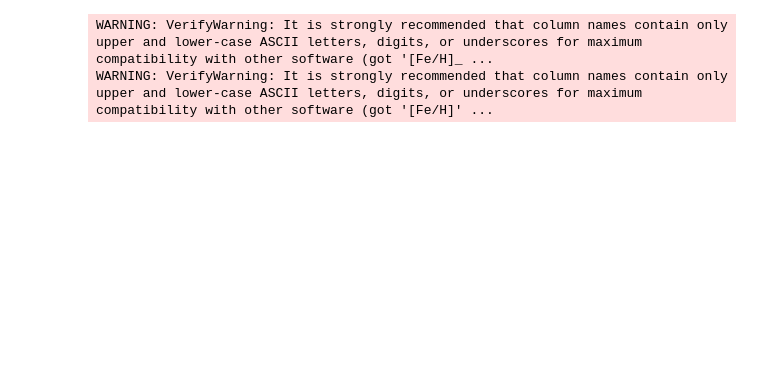
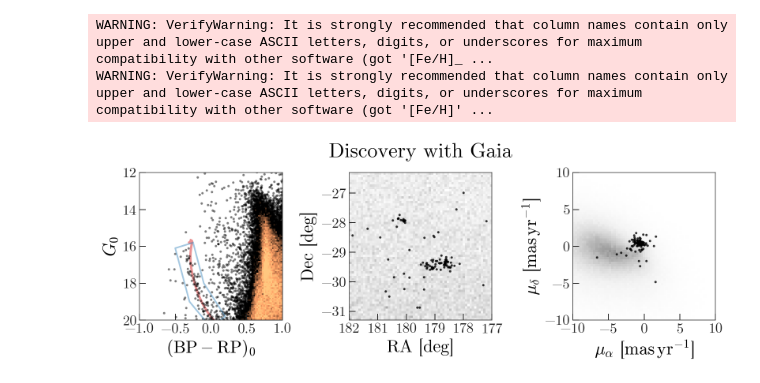
Before and after one commit to adrn/dr2-lmc-cluster, a Jupyter notebook: notebooks/Figure-Gaia-CMD.ipynb, the cells around one changed output. Cells and saved outputs as stored; diff of their text form; code cells hidden in the pictures; blank space fills up the shorter version.

```diff
--- a/notebooks/Figure-Gaia-CMD.ipynb
+++ b/notebooks/Figure-Gaia-CMD.ipynb
@@ -76,0 +95,90 @@ WARNING: VerifyWarning: It is strongly recommended that column names contain onl
+# %%
+fig, axes = plt.subplots(1, 3, figsize=(11, 3.9),
+                         constrained_layout=True)
+
+make_panel(axes[0],
+           col=g.BP0-g.RP0,
+           mag=g.G0,
+           col_lim=(-1, 1),
+           mag_lim=(12, 20.5),
+           col_label=r'$({\rm BP}-{\rm RP})_0$',
+           mag_label=r'$G_0$')
+
+
+nodes = np.array([[-0.25, 15.8],
+                  [-0.1, 18.],
+                  [0.2, 19.8],
+                  [0.0, 20.4],
+                  [-0.3, 19.],
+                  [-0.5, 16.1],
+                  [-0.25, 15.8]])
+axes[0].plot(nodes[:, 0], nodes[:, 1],
+             marker='', color='tab:blue', lw=2, alpha=0.4)
+axes[0].set_ylim(20, 12)
+
+style = dict(marker='', linewidth=3, ls='-',
+             alpha=0.5, color='tab:red', zorder=-100)
+
+for iso, feh, ls in zip(mist_isos, fehs, lses):
+    axes[0].plot(iso['G_BP'] - iso['G_RP'],
+                 iso['G'] + coord.Distance(29*u.kpc).distmod.value,
+                 label=r'MIST $[{\rm Fe}/{\rm H}] =' + ' {:.1f}$'.format(feh),
+                 **style)
+
+# ------
+# Sky plot
+
+ax = axes[1]
+
+polygon = mpl.path.Path(nodes)
+mask = polygon.contains_points(np.vstack((g.BP0-g.RP0, g.G0)).T)
+
+ax.set_xlim(cluster_c.ra.degree + 2.5,
+            cluster_c.ra.degree - 2.5)
+ax.set_ylim(cluster_c.dec.degree - 2.5,
+            cluster_c.dec.degree + 2.5)
+
+H, xe, ye = np.histogram2d(all_g.ra, all_g.dec,
+                           bins=(np.linspace(*ax.get_xlim()[::-1], num=64),
+                                 np.linspace(*ax.get_ylim(), num=64)))
+ax.pcolormesh(xe, ye, H.T,
+              cmap='Greys', vmax=2 * H.max())
+ax.plot(g.ra[mask],
+        g.dec[mask],
+        marker='.', ls='none', ms=6,
+        alpha=0.8, color='k')
+
+ax.set_xlabel('RA [deg]')
+ax.set_ylabel('Dec [deg]')
+
+# ------
+# PM plot
+
+ax = axes[2]
+
+ax.set_xlim(-10, 10)
+ax.set_ylim(-10, 10)
+
+H, xe, ye = np.histogram2d(all_g.pmra, all_g.pmdec,
+                           bins=(np.linspace(*ax.get_xlim(), num=64),
+                                 np.linspace(*ax.get_ylim(), num=64)))
+ax.pcolormesh(xe, ye, H.T,
+              cmap='Greys', vmax=2 * H.max())
+ax.plot(g.pmra[mask],
+        g.pmdec[mask],
+        marker='.', ls='none', ms=6,
+        alpha=0.8, color='k')
+
+ax.set_xlabel(r'$\mu_\alpha$ [{:latex_inline}]'.format(u.mas/u.yr))
+ax.set_ylabel(r'$\mu_\delta$ [{:latex_inline}]'.format(u.mas/u.yr))
+
+axes[1].set_title('Discovery with Gaia', pad=20)
+
+
+axes[0].xaxis.set_ticks(np.arange(-1, 1+1e-3, 0.5))
+axes[1].xaxis.set_ticks(np.arange(177, 182+1e-3, 1))
+axes[2].xaxis.set_ticks(np.arange(-10, 10+1e-3, 5))
+
+fig.savefig(fig_path / 'gaia-cmd-pm.pdf', dpi=250)
+# %% [output]
+[figure, added]
```
Also changed, not shown: parts of 9 cells of this notebook, 1 other file.
